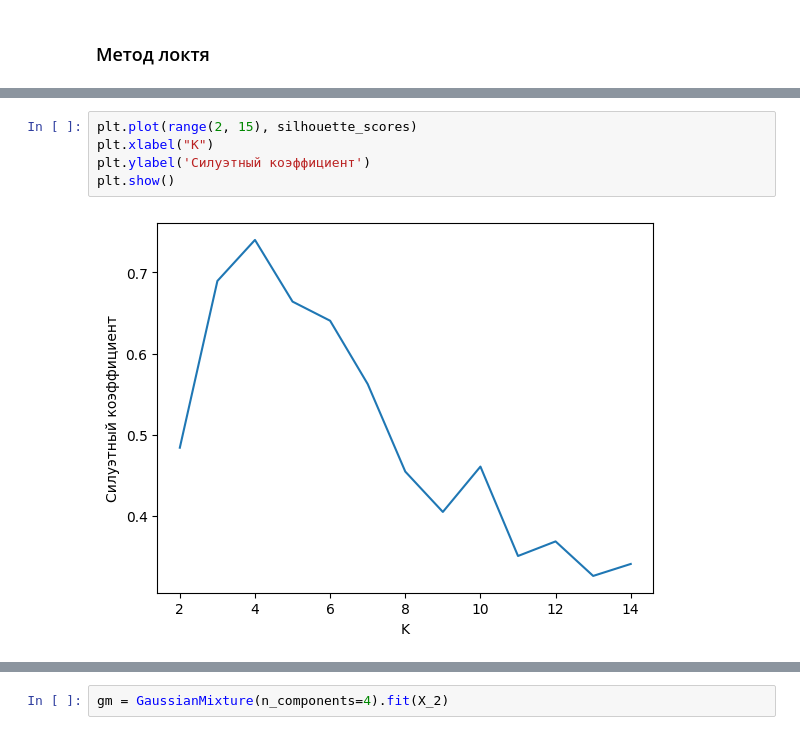
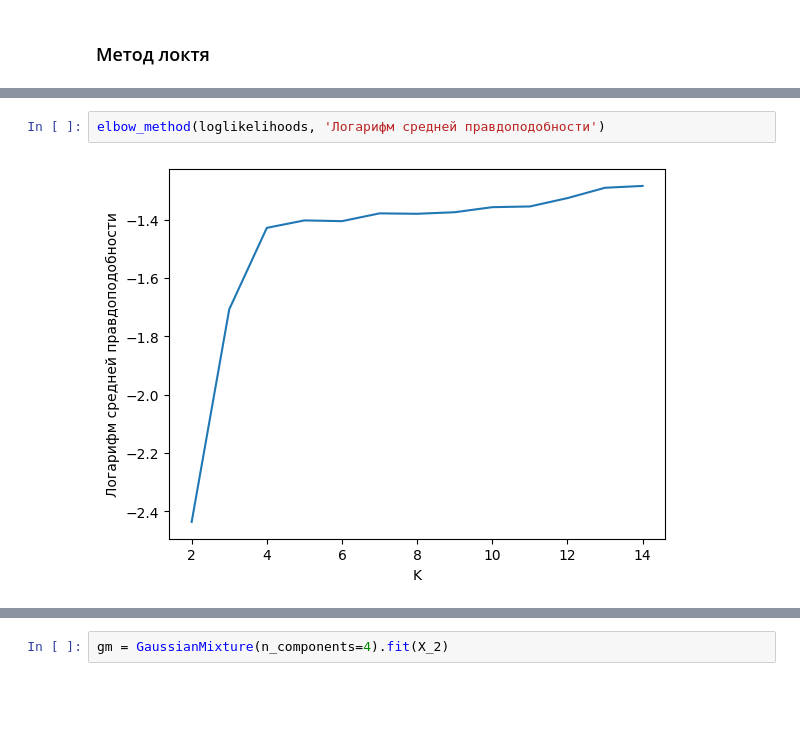
Before and after one commit to KolodnitskyIlya/ML-labs, a Jupyter notebook: lab_5/lab_5.ipynb, the cells around one changed output, grey strips where cells are left out. Saved outputs shown, nothing was run; the diff lists cells and outputs as text; blank space fills up the shorter version.

```diff
--- a/lab_5/lab_5.ipynb
+++ b/lab_5/lab_5.ipynb
@@ -179,7 +197,4 @@ plt.show()
-# %%
-plt.plot(range(2, 15), silhouette_scores)
-plt.xlabel("K")
-plt.ylabel('Силуэтный коэффициент')
-plt.show()
-# %% [output]
-[figure, removed]
+# %%
+elbow_method(loglikelihoods, 'Логарифм средней правдоподобности')
+# %% [output]
+[figure, added]
```
Also changed, not shown: parts of 75 cells of this notebook.
